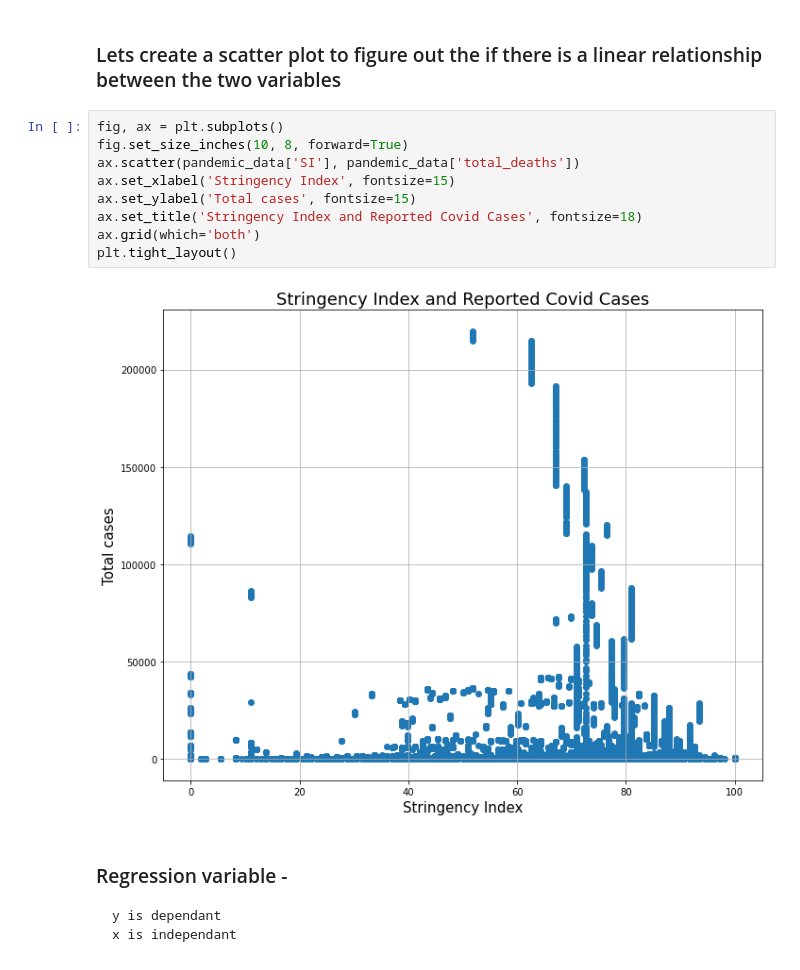
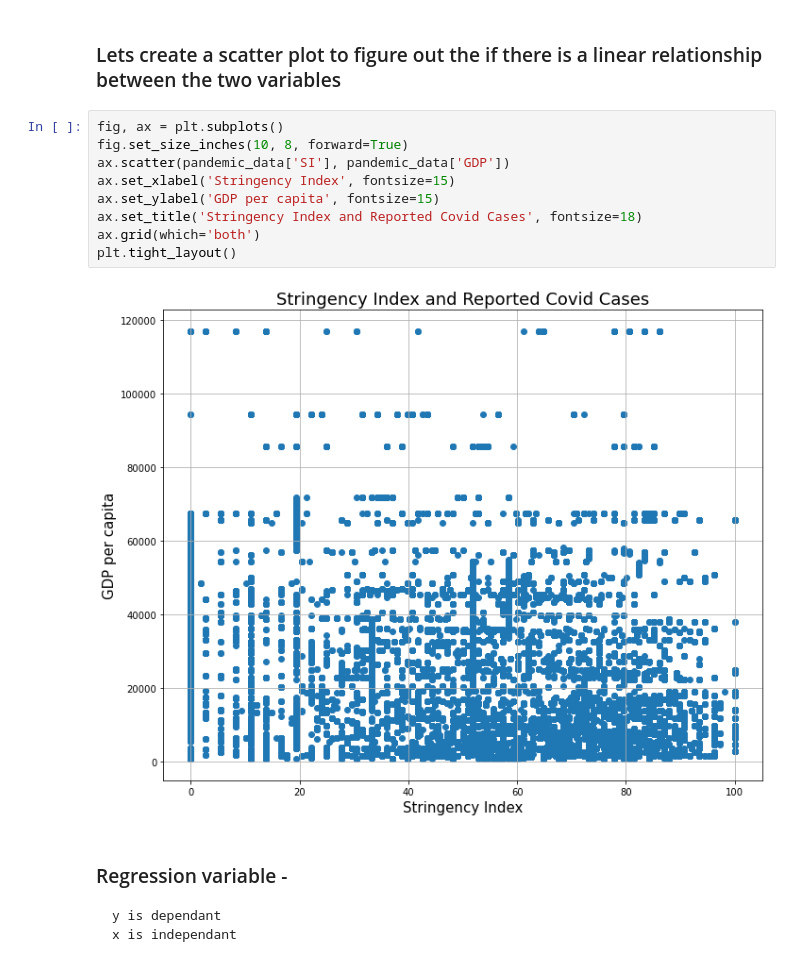
Before and after one commit to Anindita123-code/DataAnalytics, a Jupyter notebook: Final_Project/COVID19 Regression Analysis.ipynb, the cells around one changed output. Saved outputs shown, nothing was run; the diff lists cells and outputs as text.

```diff
--- a/Final_Project/COVID19 Regression Analysis.ipynb
+++ b/Final_Project/COVID19 Regression Analysis.ipynb
@@ -57,14 +57,14 @@ india_pandemic_data
 # %%
 fig, ax = plt.subplots()
 fig.set_size_inches(10, 8, forward=True)
-ax.scatter(pandemic_data['SI'], pandemic_data['total_deaths'])
+ax.scatter(pandemic_data['SI'], pandemic_data['GDP'])
 ax.set_xlabel('Stringency Index', fontsize=15)
-ax.set_ylabel('Total cases', fontsize=15)
+ax.set_ylabel('GDP per capita', fontsize=15)
 ax.set_title('Stringency Index and Reported Covid Cases', fontsize=18)
 ax.grid(which='both')
 plt.tight_layout()
 # %% [output]
-[figure, old version]
+[figure, new version]
 # %% [markdown]
 ### Regression variable -
     y is dependant
```
Also changed, not shown: parts of 8 cells of this notebook.
